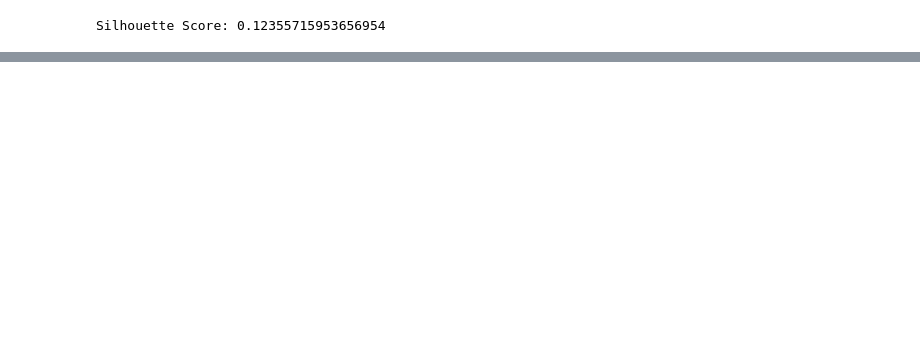
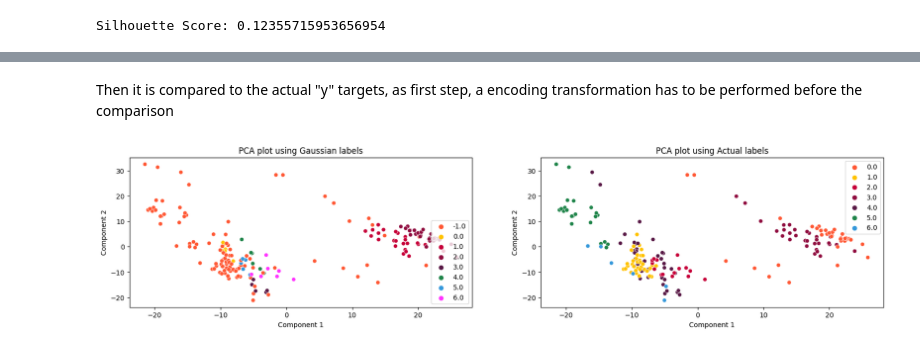
Before and after one commit to JoseGarayar/clustering_utec, a Jupyter notebook: notebook_jose.ipynb, the cells around one changed output, grey strips where cells are left out. Cells and saved outputs as stored; diff of their text form; code cells hidden in the pictures; blank space fills up the shorter version.

```diff
--- a/notebook_jose.ipynb
+++ b/notebook_jose.ipynb
@@ -98,0 +166,35 @@ Silhouette Score: 0.12355715953656954
+# %% [markdown]
+Then it is compared to the actual "y" targets, as first step, a encoding transformation has to be performed before the comparison
+# %%
+# changing unique values for numeric ones
+y_label = np.zeros((len(y),1))
+target_dict = dict()
+for label, tissue_type in enumerate(np.unique(y)):
+    y_label = np.where(y == tissue_type, label, y_label)
+    target_dict[label] = tissue_type
+
+y_label = y_label.ravel().astype(int)
+
+# plotting one next to the other
+X_plot_dbscan = np.c_[X_plot, dbscan_labels]
+X_plot_real = np.c_[X_plot, y_label]
+
+fig, axis = plt.subplots(1, 2, figsize = (20, 4))
+colors = ["#FF5733", "#FFC300", "#C70039", "#900C3F", "#581845", "#1E8449", "#3498DB",
+            "#FF33FF", "#33FFCC", "#FF6666", "#99CC99", "#3399FF", "#FF9933", "#CC33FF", "#66CCCC"]
+
+## first plot
+sns.scatterplot(x = X_plot_dbscan[:, 0], y = X_plot_dbscan[:, 1], hue = X_plot_dbscan[:, 2], palette = colors[:n_components], ax = axis[0])
+axis[0].set_ylabel('Component 2')
+axis[0].set_xlabel('Component 1')
+axis[0].set_title('PCA plot using Gaussian labels')
+axis[0].legend(loc = 'lower right')
+
+## second plot
+sns.scatterplot(x = X_plot_real[:, 0], y = X_plot_real[:, 1], hue = X_plot_real[:, 2], palette = colors[:7], ax = axis[1])
+axis[1].set_ylabel('Component 2')
+axis[1].set_xlabel('Component 1')
+axis[1].set_title('PCA plot using Actual labels')
+plt.show()
+# %% [output]
+[figure, added]
```
Also changed, not shown: parts of 13 cells of this notebook.
